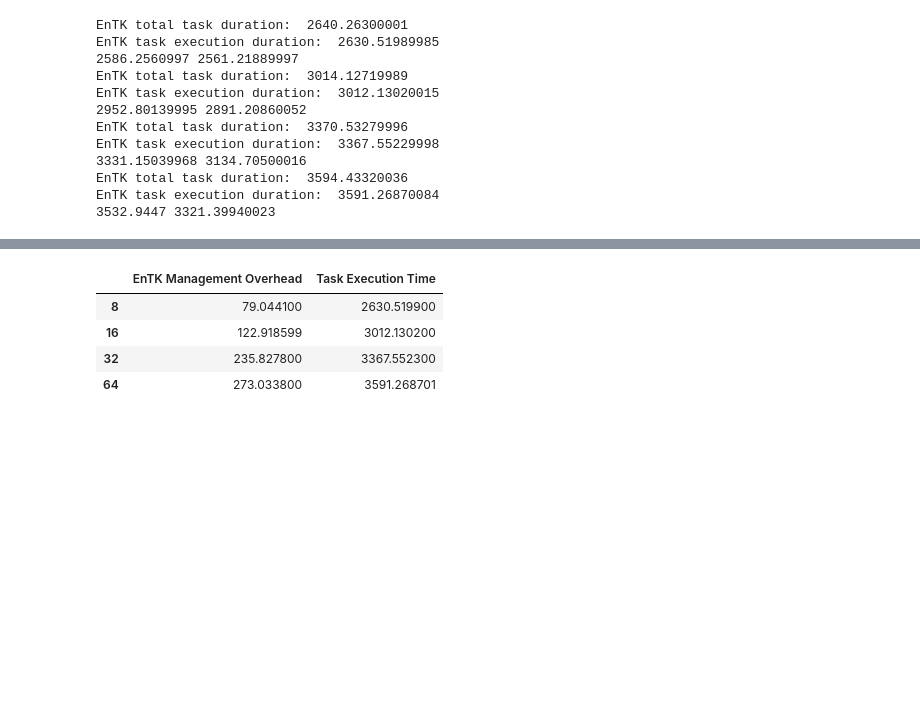
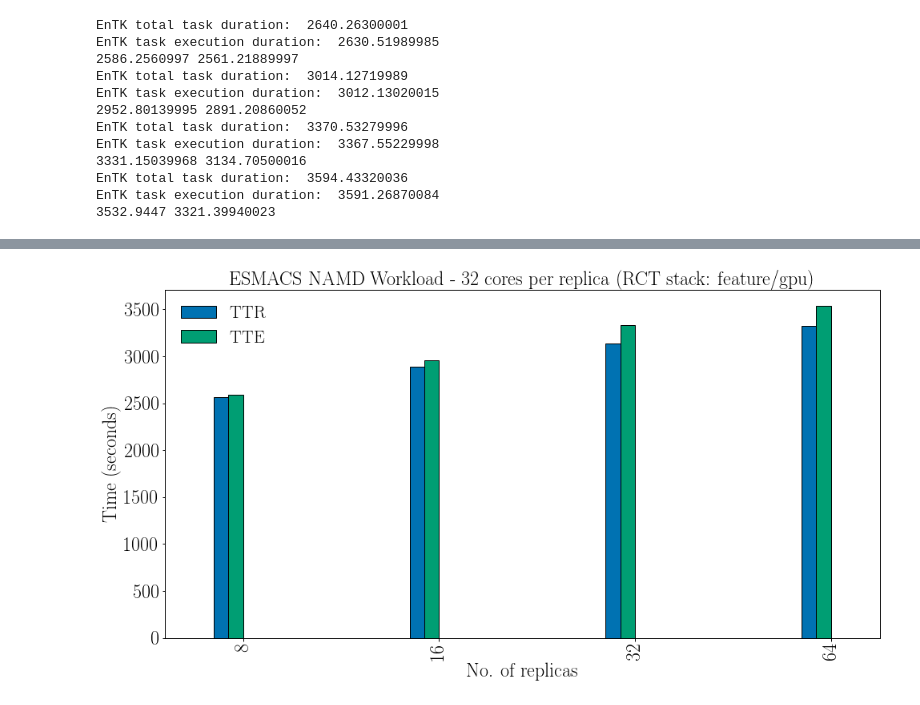
Before and after one commit to radical-collaboration/GB-SC18, a Jupyter notebook: scripts/esmacs/current/plotme.ipynb, the cells around one changed output, grey strips where cells are left out. Saved outputs shown, nothing was run; the diff lists cells and outputs as text; code cells hidden in the pictures; blank space fills up the shorter version.

```diff
--- a/scripts/esmacs/current/plotme.ipynb
+++ b/scripts/esmacs/current/plotme.ipynb
@@ -210,8 +210,21 @@ fig.savefig('./plots/esmacs_32_cpr_gpu_stack.png', dpi=100, bbox_inches='tight')
-# %%
-df
-# %% [output]
-|  | EnTK Management Overhead | Task Execution Time |
-| 8 | 79.044100 | 2630.519900 |
-| 16 | 122.918599 | 3012.130200 |
-| 32 | 235.827800 | 3367.552300 |
-| 64 | 273.033800 | 3591.268701 |
+# %%
+fig, ax = fig_setup()
+
+width=0.15
+ax = df_rp.plot(kind='bar',
+             ax=ax,
+             fontsize=SIZE,
+             width=width,
+             position=1,
+             title='ESMACS NAMD Workload - 32 cores per replica (RCT stack: feature/gpu)',
+             legend=True)
+
+
+ax.set_xlabel('No. of replicas', fontsize=SIZE)
+ax.set_ylabel('Time (seconds)', fontsize=SIZE)
+ax.set_title(ax.get_title(), fontsize=SIZE)
+
+fig.savefig('./plots/rp_durations_esmacs_32_cpr_gpu_stack.pdf', dpi=100, bbox_inches='tight')
+fig.savefig('./plots/rp_durations_esmacs_32_cpr_gpu_stack.png', dpi=100, bbox_inches='tight')
+# %% [output]
+[figure, added]
```
Also changed, not shown: parts of 3 cells of this notebook, 2 other files.
